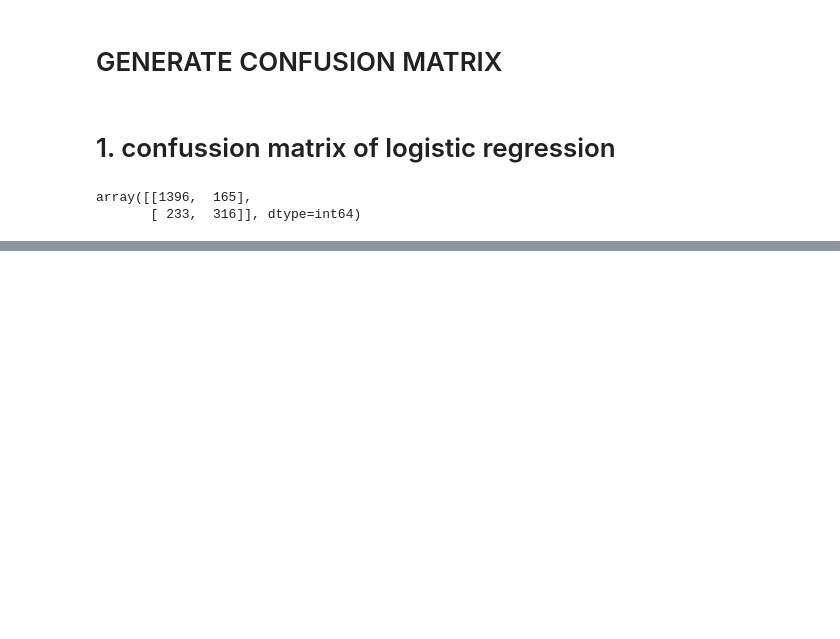
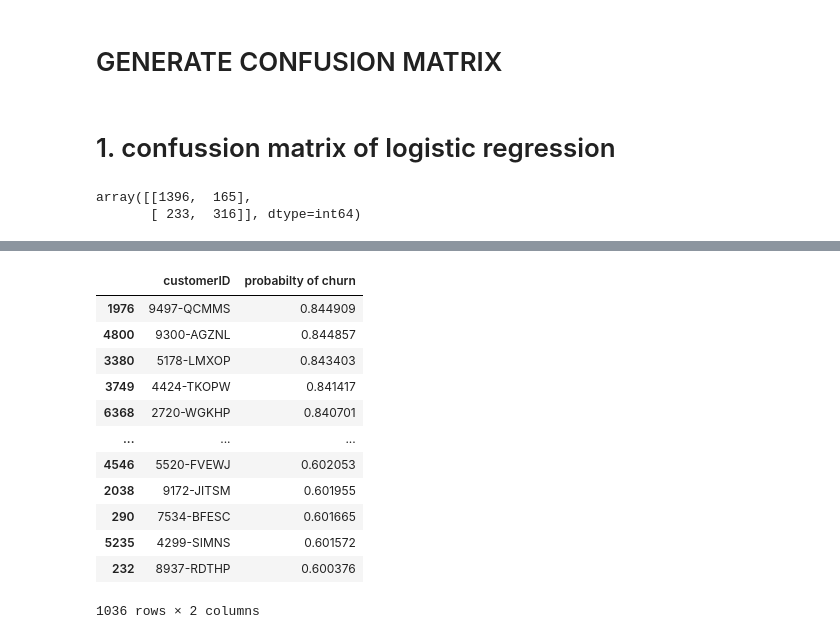
Before and after one commit to satrioprianda/churn-prediction-analysis, a Jupyter notebook: churn analysis RIO.ipynb, the cells around one changed output, grey strips where cells are left out. Saved outputs shown, nothing was run; the diff lists cells and outputs as text; code cells hidden in the pictures; blank space fills up the shorter version.

```diff
--- a/churn analysis RIO.ipynb
+++ b/churn analysis RIO.ipynb
@@ -587,0 +586,2 @@ array([[1396,  165],
+# %%
+churn_datasetfix['probabilty of churn']=logmodel.predict_proba(churn_datasetfix[X_test.columns])[:,1]
@@ -587,0 +602,16 @@ array([[1396,  165],
+# %%
+churn_datasetfix[['customerID','probabilty of churn']][churn_datasetfix['probabilty of churn']>0.6].sort_values('probabilty of churn',ascending=False)
+# %% [output]
+|  | customerID | probabilty of churn |
+| 1976 | 9497-QCMMS | 0.844909 |
+| 4800 | 9300-AGZNL | 0.844857 |
+| 3380 | 5178-LMXOP | 0.843403 |
+| 3749 | 4424-TKOPW | 0.841417 |
+| 6368 | 2720-WGKHP | 0.840701 |
+| ... | ... | ... |
+| 4546 | 5520-FVEWJ | 0.602053 |
+| 2038 | 9172-JITSM | 0.601955 |
+| 290 | 7534-BFESC | 0.601665 |
+| 5235 | 4299-SIMNS | 0.601572 |
+| 232 | 8937-RDTHP | 0.600376 |
+1036 rows × 2 columns
```
Also changed, not shown: parts of 4 cells of this notebook.
